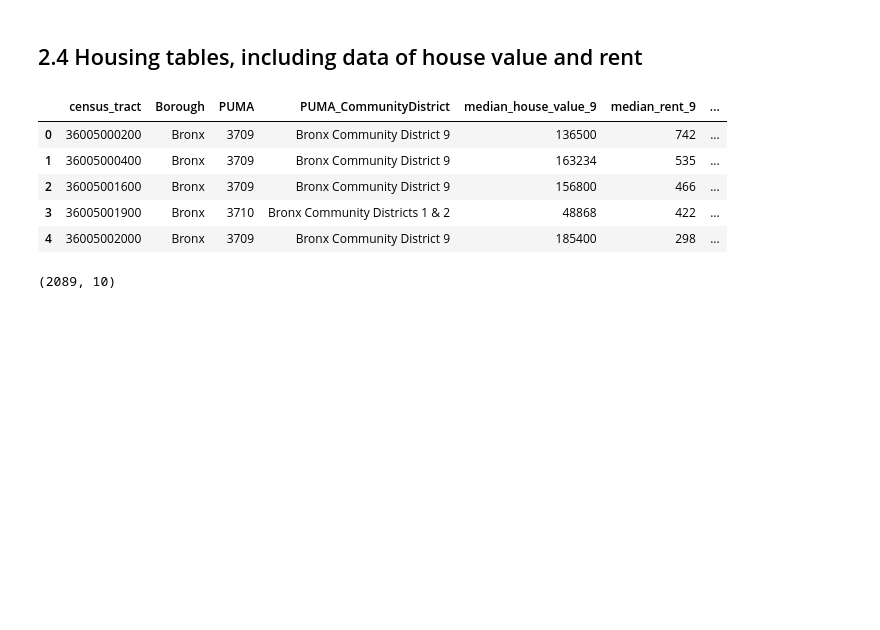
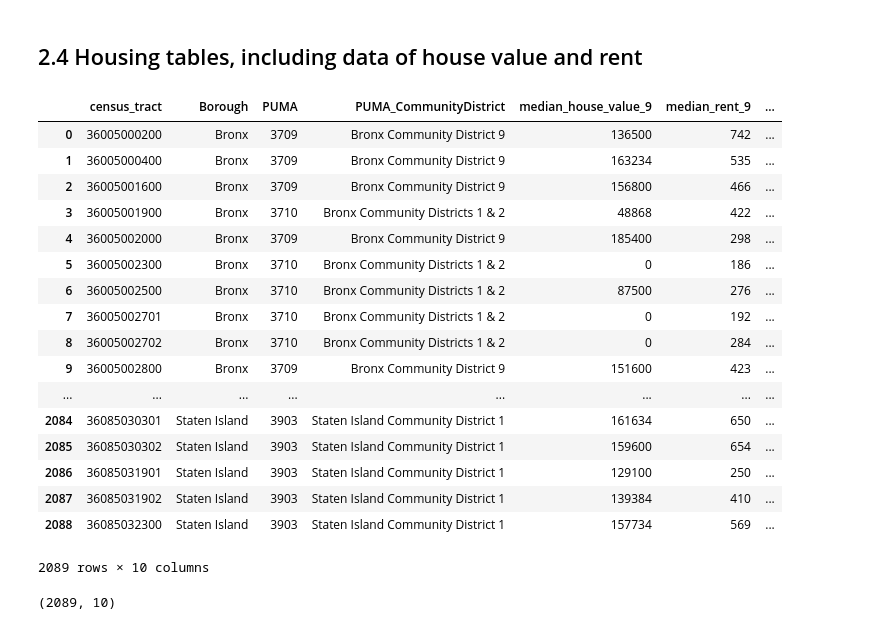
Before and after one commit to picniclin/NYC_yl5240, a Jupyter notebook: NYC_housing_and_income (1).ipynb, the cells around one changed output. Cells and saved outputs as stored; diff of their text form; code cells hidden in the pictures; blank space fills up the shorter version.

```diff
--- a/NYC_housing_and_income (1).ipynb
+++ b/NYC_housing_and_income (1).ipynb
@@ -95,7 +104,7 @@ cols = df.columns.str.replace('TRCTPOP', 'pop')\
             .str.replace('PRSRNTU', 'person_renter_occ_')\
             .str.replace('POVRAT','poverty')\
             .str.replace('1A', '1')\
-            .str.replace('9A', '9')
+            .str.replace('9A', '9')\
 
 cols
 # %% [output]
@@ -108 +117,3 @@ Index(['AREAKEY', 'STATE', 'STUSAB', 'INTPTLAT', 'INTPTLON', 'TCH_90_10',
       dtype='object', length=146)
+# %%
+df.columns = cols
@@ -477,19 +516,31 @@ df_family_income_1990.head()
 # %%
 # the sub-table of housing price and rent
 df_house = df_all.loc[:,df_all.columns[(df_all.columns == 'census_tract') |\
                                 (df_all.columns == 'Borough')|\
                                 (df_all.columns == 'PUMA')|\
                                 (df_all.columns == 'PUMA_CommunityDistrict')|\
                               (df_all.columns.str.startswith('median_rent_')) |\
                               (df_all.columns.str.startswith('median_house_'))]]
-df_house.head()
+df_house
 # %% [output]
 |  | census_tract | Borough | PUMA | PUMA_CommunityDistrict | median_house_value_9 | median_rent_9 | ... |
 | 0 | 36005000200 | Bronx | 3709 | Bronx Community District 9 | 136500 | 742 | ... |
 | 1 | 36005000400 | Bronx | 3709 | Bronx Community District 9 | 163234 | 535 | ... |
 | 2 | 36005001600 | Bronx | 3709 | Bronx Community District 9 | 156800 | 466 | ... |
 | 3 | 36005001900 | Bronx | 3710 | Bronx Community Districts 1 & 2 | 48868 | 422 | ... |
 | 4 | 36005002000 | Bronx | 3709 | Bronx Community District 9 | 185400 | 298 | ... |
+| 5 | 36005002300 | Bronx | 3710 | Bronx Community Districts 1 & 2 | 0 | 186 | ... |
+| 6 | 36005002500 | Bronx | 3710 | Bronx Community Districts 1 & 2 | 87500 | 276 | ... |
+| 7 | 36005002701 | Bronx | 3710 | Bronx Community Districts 1 & 2 | 0 | 192 | ... |
+| 8 | 36005002702 | Bronx | 3710 | Bronx Community Districts 1 & 2 | 0 | 284 | ... |
+| 9 | 36005002800 | Bronx | 3709 | Bronx Community District 9 | 151600 | 423 | ... |
+| ... | ... | ... | ... | ... | ... | ... | ... |
+| 2084 | 36085030301 | Staten Island | 3903 | Staten Island Community District 1 | 161634 | 650 | ... |
+| 2085 | 36085030302 | Staten Island | 3903 | Staten Island Community District 1 | 159600 | 654 | ... |
+| 2086 | 36085031901 | Staten Island | 3903 | Staten Island Community District 1 | 129100 | 250 | ... |
+| 2087 | 36085031902 | Staten Island | 3903 | Staten Island Community District 1 | 139384 | 410 | ... |
+| 2088 | 36085032300 | Staten Island | 3903 | Staten Island Community District 1 | 157734 | 569 | ... |
+2089 rows × 10 columns
 # %%
 df_house.shape
 # %% [output]
```
Also changed, not shown: parts of 84 cells of this notebook, 1 other file.
